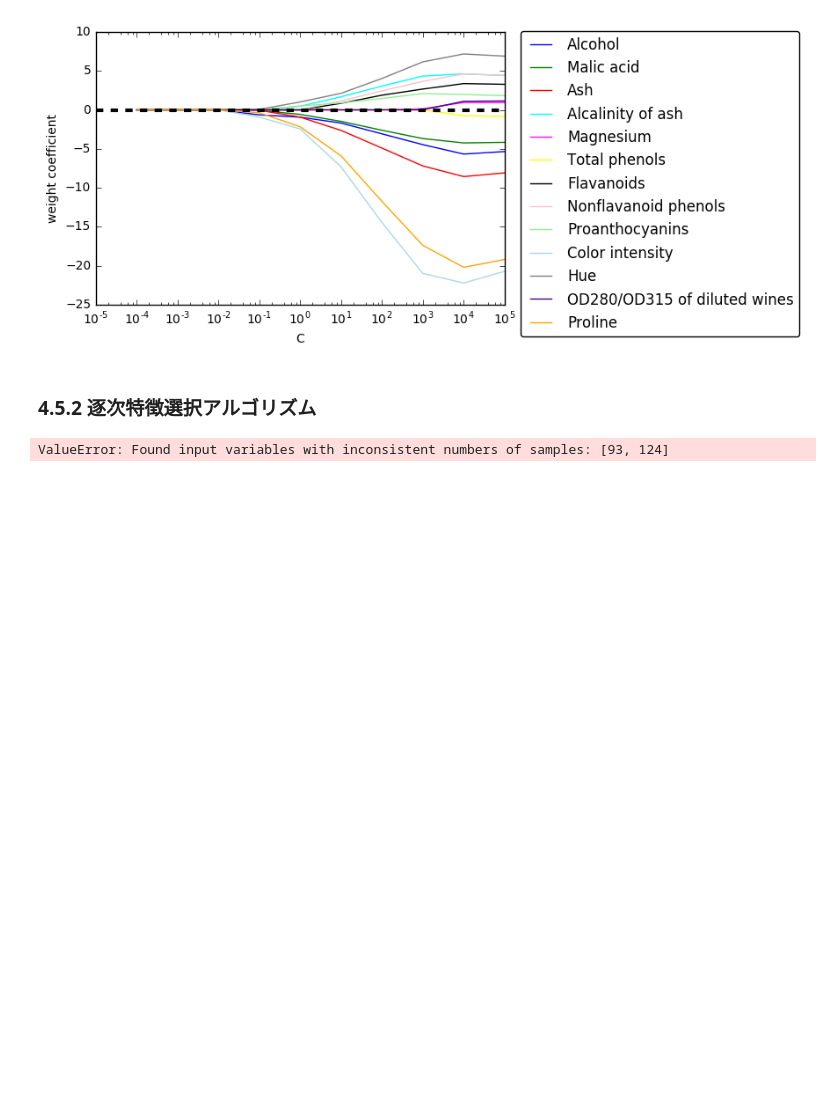
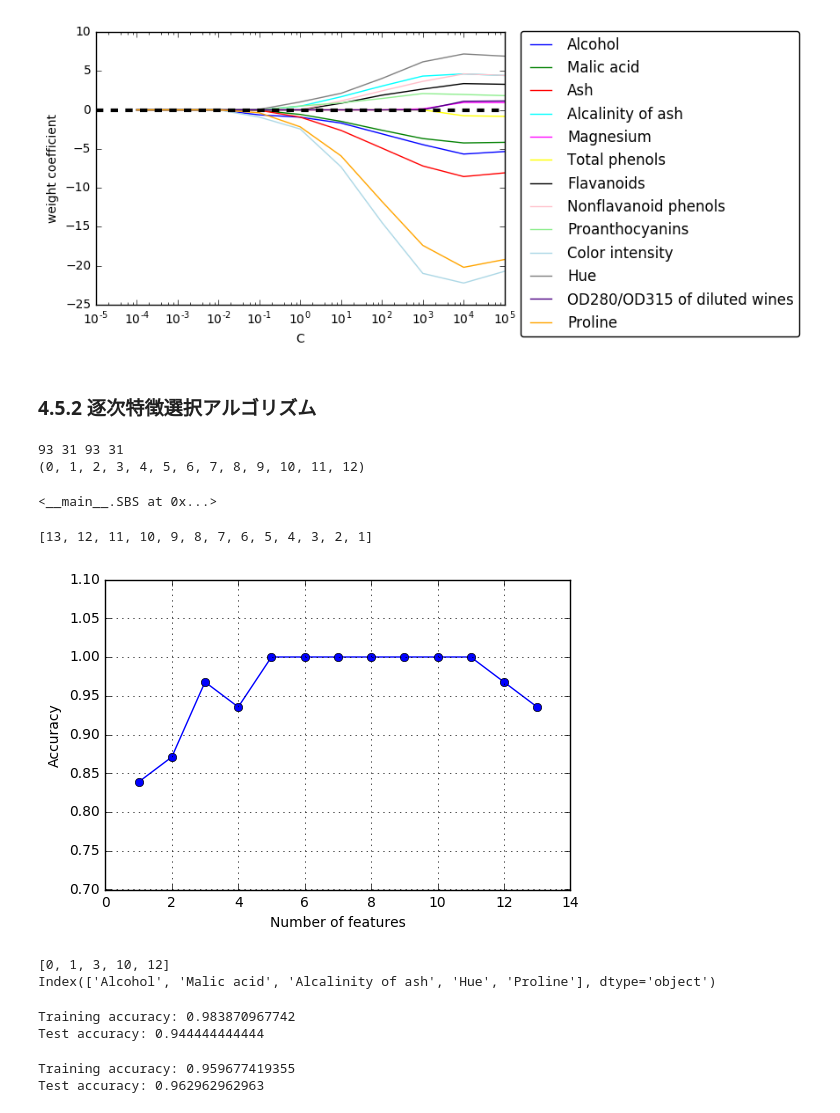
Before and after one commit to takanory/python-machine-learning, a Jupyter notebook: Section4.ipynb, the cells around one changed output. Cells and saved outputs as stored; diff of their text form; code cells hidden in the pictures; blank space fills up the shorter version.

```diff
--- a/Section4.ipynb
+++ b/Section4.ipynb
@@ -359,10 +359,12 @@ class SBS():
         # トレーニングデータとテストデータに分割
         X_train, X_test, y_train, y_test = train_test_split(X, y, test_size=self.test_size,
                                                             random_state=self.random_state)
+        #print(len(X_train), len(X_test), len(y_train), len(y_test))
         # 全ての特徴量の個数、列インデックス
         dim = X_train.shape[1]
         self.indices_ = tuple(range(dim))
         self.subsets_ = [self.indices_]
+        #print(self.indices_)
         # 全ての特徴量を用いてスコアを算出
         score = self._calc_score(X_train, y_train, X_test, y_test, self.indices_)
         # スコアを格納
@@ -375,7 +377,7 @@ class SBS():
             # 特徴量の部分集合を表す列インデックスの組み合わせ毎に処理を反復
             for p in combinations(self.indices_, r=dim - 1):
                 # スコアを算出して格納
-                score = self._calc_score(X_train, y_tain, X_test, y_test, p)
+                score = self._calc_score(X_train, y_train, X_test, y_test, p)
                 scores.append(score)
                 # 特徴量の部分集合を表す列インデックスのリストを格納
                 subsets.append(p)
@@ -400,7 +402,7 @@ class SBS():
         # 抽出した特徴量を返す
         return X[:, self.indices_]
 
-    def _calc_score(self, X_train, y_tain, X_test, y_test, indices):
+    def _calc_score(self, X_train, y_train, X_test, y_test, indices):
         # 指定された列番号 indices の特徴量を抽出してモデルに適合
         self.estimator.fit(X_train[:, indices], y_train)
         # テストデータを用いてクラスラベルを予測
@@ -410,9 +412,52 @@ class SBS():
         return score
 # %%
 from sklearn.neighbors import KNeighborsClassifier
-import matplotlib as plt
+import matplotlib.pyplot as plt
 knn = KNeighborsClassifier(n_neighbors=2)
 sbs = SBS(knn, k_features=1)
 sbs.fit(X_train_std, y_train)
 # %% [output]
-ValueError: Found input variables with inconsistent numbers of samples: [93, 124]
+93 31 93 31
+(0, 1, 2, 3, 4, 5, 6, 7, 8, 9, 10, 11, 12)
+<__main__.SBS at 0x...>
+# %%
+# 近傍点の個数のリスト
+k_feat = [len(k) for k in sbs.subsets_]
+display(k_feat)
+# 横軸を近傍店の個数、縦軸をスコアとした折れ線グラフのプロット
+plt.plot(k_feat, sbs.scores_, marker='o')
+plt.ylim([0.7, 1.1])
+plt.ylabel('Accuracy')
+plt.xlabel('Number of features')
+plt.grid()
+plt.show()
+# %% [output]
+[13, 12, 11, 10, 9, 8, 7, 6, 5, 4, 3, 2, 1]
+[figure, added]
+# %%
+k5 = list(sbs.subsets_[8])
+print(k5)
+print(df_wine.columns[1:][k5])
+# %% [output]
+[0, 1, 3, 10, 12]
+Index(['Alcohol', 'Malic acid', 'Alcalinity of ash', 'Hue', 'Proline'], dtype='object')
+# %%
+# 13個全ての特徴量を用いてモデルに適合
+knn.fit(X_train_std, y_train)
+# トレーニングの正解率を出力
+print('Training accuracy:', knn.score(X_train_std, y_train))
+# テストの正解率を出力
+print('Test accuracy:', knn.score(X_test_std, y_test))
+# %% [output]
+Training accuracy: 0.983870967742
+Test accuracy: 0.944444444444
+# %%
+# 5個の特徴量を用いてモデルに適合
+knn.fit(X_train_std[:, k5], y_train)
+# トレーニングの正解率を出力
+print('Training accuracy:', knn.score(X_train_std[:, k5], y_train))
+# テストの正解率を出力
+print('Test accuracy:', knn.score(X_test_std[:, k5], y_test))
+# %% [output]
+Training accuracy: 0.959677419355
+Test accuracy: 0.962962962963
```
Also changed, not shown: parts of 6 cells of this notebook.
